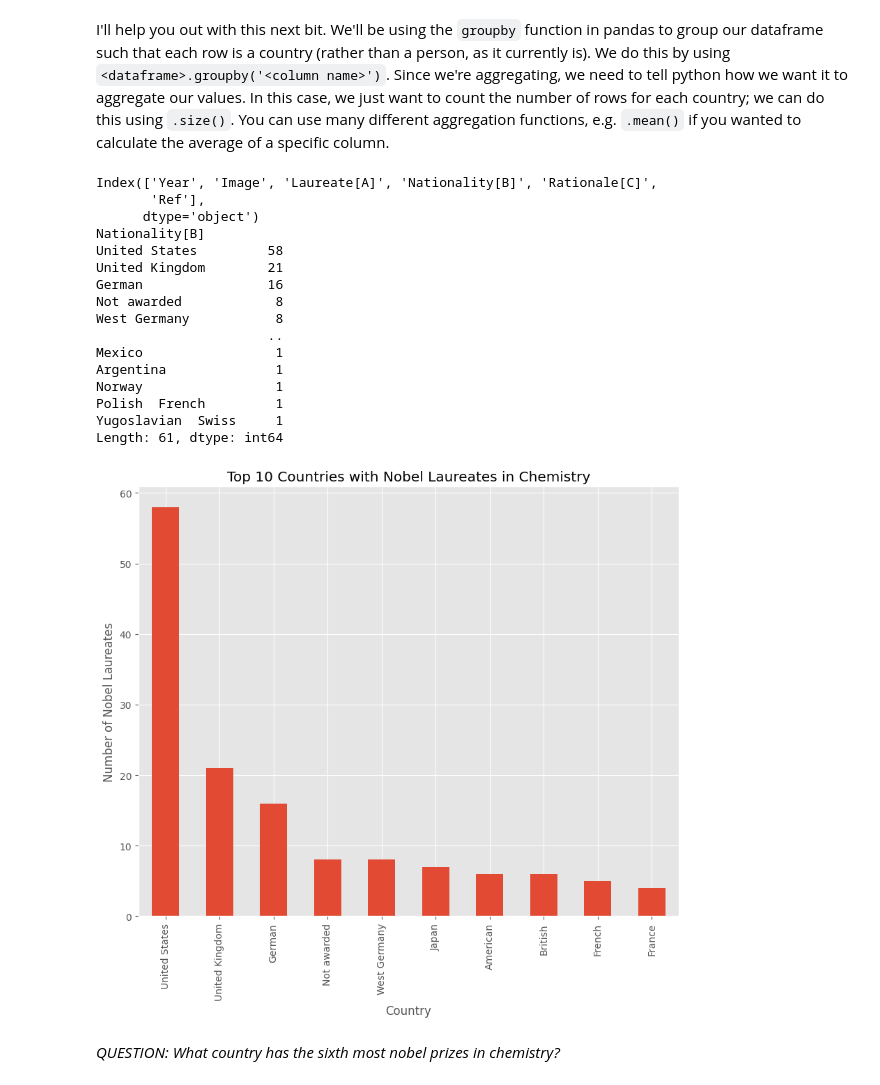
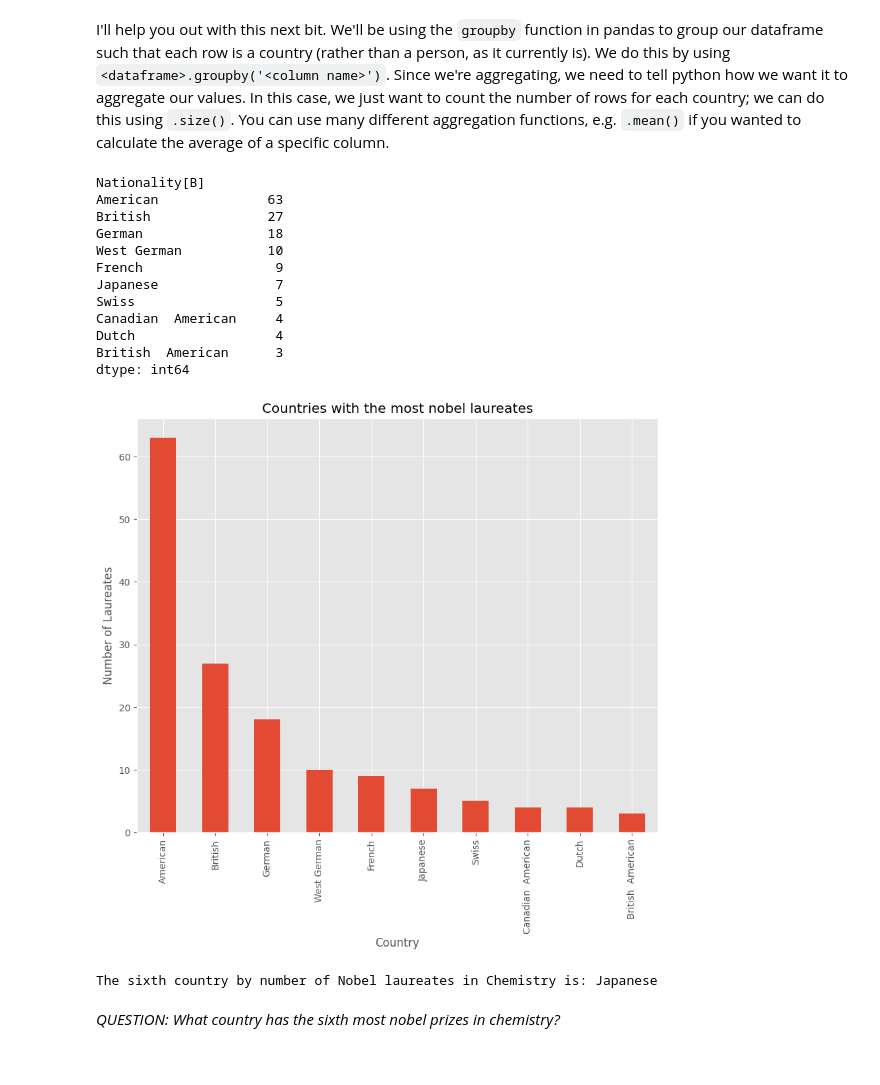
Before and after one commit to dase3131/QM2, a Jupyter notebook: notebooks/W02. Pandas.ipynb, the cells around one changed output. Drawn from its saved outputs; the diff is of its cells as text; code cells hidden in the pictures.

```diff
--- a/notebooks/W02. Pandas.ipynb
+++ b/notebooks/W02. Pandas.ipynb
@@ -389,41 +451,36 @@ chem =chem_tables[0]
+# %%
+import pandas as pd
+nobel_url = 'https://en.wikipedia.org/wiki/List_of_Nobel_laureates_in_Chemistry'
+chem_tables = pd.read_html(nobel_url)
+chem = chem_tables[0]
 # %% [markdown]
 I'll help you out with this next bit. We'll be using the `groupby` function in pandas to group our dataframe such that each row is a country (rather than a person, as it currently is). We do this by using `<dataframe>.groupby('<column name>')`. Since we're aggregating, we need to tell python how we want it to aggregate our values. In this case, we just want to count the number of rows for each country; we can do this using `.size()`. You can use many different aggregation functions, e.g. `.mean()` if you wanted to calculate the average of a specific column.
-# %%
-# create a new dataframe called 'country' in which each row is a country, and the values represent the number of nobel laureates.
-print(chem.columns)
-country = chem.groupby("Nationality[B]").size()
-# now sort it in descending order
-country = country.sort_values(ascending= False)
-
-print(country)
-# finally, plot the top 10 countries
-top10_countries = country.sort_values(ascending=False).head(10)
-top10_countries.plot(kind='bar')
-
-# Add labels and title to the plot
-plt.xlabel('Country')
-plt.ylabel('Number of Nobel Laureates')
-plt.title('Top 10 Countries with Nobel Laureates in Chemistry')
-
-# Display the plot
-plt.show()
-# %% [output]
-Index(['Year', 'Image', 'Laureate[A]', 'Nationality[B]', 'Rationale[C]',
-       'Ref'],
-      dtype='object')
-Nationality[B]
-United States         58
-United Kingdom        21
-German                16
-Not awarded            8
-West Germany           8
-                      ..
-Mexico                 1
-Argentina              1
-Norway                 1
-Polish  French         1
-Yugoslavian  Swiss     1
-Length: 61, dtype: int64
-[figure, removed]
+# %%
+countries = chem[chem['Nationality[B]'] != 'Not awarded'].groupby('Nationality[B]').size()
+top_countries = countries.nlargest(10)
+print(top_countries)
+
+top_countries.plot(kind='bar')
+plt.title('Countries with the most nobel laureates in Chemistry')
+plt.xlabel('Country')
+plt.ylabel('Number of Laureates')
+plt.show()
+sixth = top_countries.index[5]  # Get the sixth country
+print("The sixth country by number of Nobel laureates in Chemistry is:", sixth)
+# %% [output]
+Nationality[B]
+American              63
+British               27
+German                18
+West German           10
+French                 9
+Japanese               7
+Swiss                  5
+Canadian  American     4
+Dutch                  4
+British  American      3
+dtype: int64
+[figure, added]
+The sixth country by number of Nobel laureates in Chemistry is: Japanese
 # %% [markdown]
 *QUESTION: What country has the sixth most nobel prizes in chemistry?*
```
Also changed, not shown: parts of 13 cells of this notebook.
